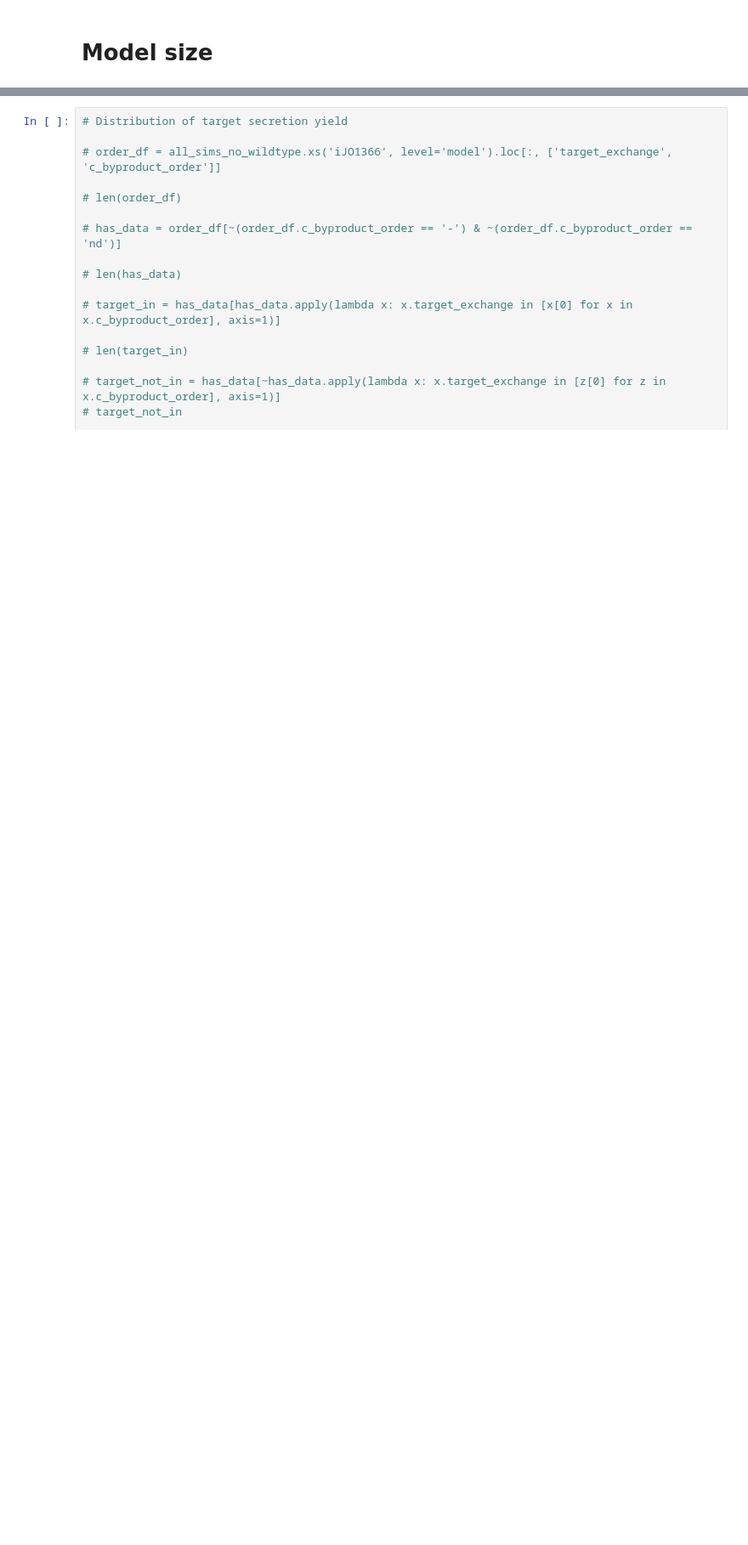
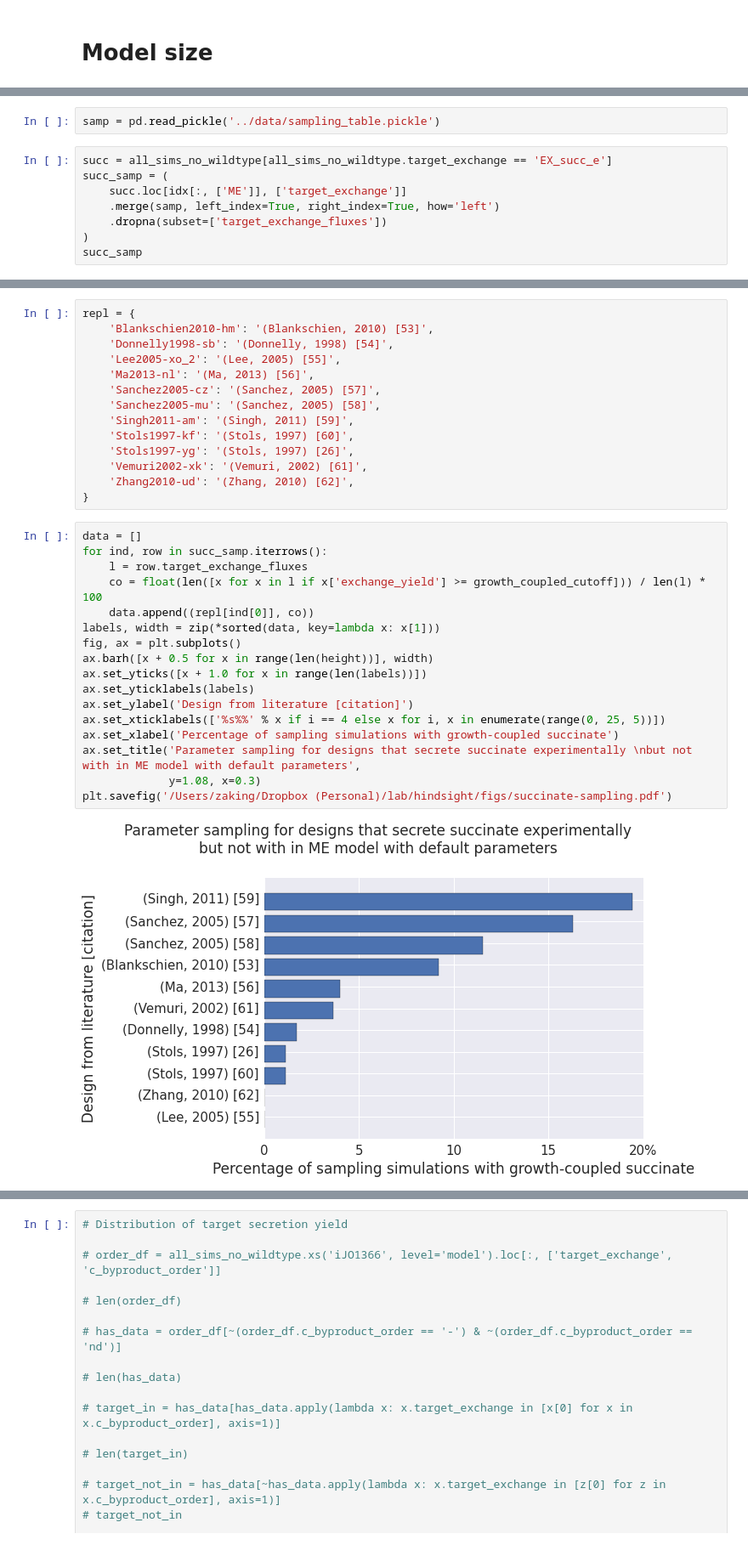
Before and after one commit to zakandrewking/hindsight, a Jupyter notebook: notebooks/figures.ipynb, the cells around one changed output, grey strips where cells are left out. Shown at 85% size. Drawn from its saved outputs; the diff is of its cells as text; blank space fills up the shorter version.

```diff
--- a/notebooks/figures.ipynb
+++ b/notebooks/figures.ipynb
@@ -768,0 +824,10 @@ plt.savefig('/Users/zaking/lab/hindsight/figs/model-size.pdf')
+# %%
+samp = pd.read_pickle('../data/sampling_table.pickle')
+# %%
+succ = all_sims_no_wildtype[all_sims_no_wildtype.target_exchange == 'EX_succ_e']
+succ_samp = (
+    succ.loc[idx[:, ['ME']], ['target_exchange']]
+    .merge(samp, left_index=True, right_index=True, how='left')
+    .dropna(subset=['target_exchange_fluxes'])
+)
+succ_samp
@@ -768,0 +848,33 @@ plt.savefig('/Users/zaking/lab/hindsight/figs/model-size.pdf')
+# %%
+repl = {
+    'Blankschien2010-hm': '(Blankschien, 2010) [53]',
+    'Donnelly1998-sb': '(Donnelly, 1998) [54]',
+    'Lee2005-xo_2': '(Lee, 2005) [55]',
+    'Ma2013-nl': '(Ma, 2013) [56]',
+    'Sanchez2005-cz': '(Sanchez, 2005) [57]',
+    'Sanchez2005-mu': '(Sanchez, 2005) [58]',
+    'Singh2011-am': '(Singh, 2011) [59]',
+    'Stols1997-kf': '(Stols, 1997) [60]',
+    'Stols1997-yg': '(Stols, 1997) [26]',
+    'Vemuri2002-xk': '(Vemuri, 2002) [61]',
+    'Zhang2010-ud': '(Zhang, 2010) [62]',
+}
+# %%
+data = []
+for ind, row in succ_samp.iterrows():
+    l = row.target_exchange_fluxes
+    co = float(len([x for x in l if x['exchange_yield'] >= growth_coupled_cutoff])) / len(l) * 100
+    data.append((repl[ind[0]], co))
+labels, width = zip(*sorted(data, key=lambda x: x[1]))
+fig, ax = plt.subplots()
+ax.barh([x + 0.5 for x in range(len(height))], width)
+ax.set_yticks([x + 1.0 for x in range(len(labels))])
+ax.set_yticklabels(labels)
+ax.set_ylabel('Design from literature [citation]')
+ax.set_xticklabels(['%s%%' % x if i == 4 else x for i, x in enumerate(range(0, 25, 5))])
+ax.set_xlabel('Percentage of sampling simulations with growth-coupled succinate')
+ax.set_title('Parameter sampling for designs that secrete succinate experimentally \nbut not with in ME model with default parameters',
+             y=1.08, x=0.3)
+plt.savefig('/Users/zaking/Dropbox (Personal)/lab/hindsight/figs/succinate-sampling.pdf')
+# %% [output]
+[figure, added]
```
Also changed, not shown: parts of 33 cells of this notebook, 17 other files.
